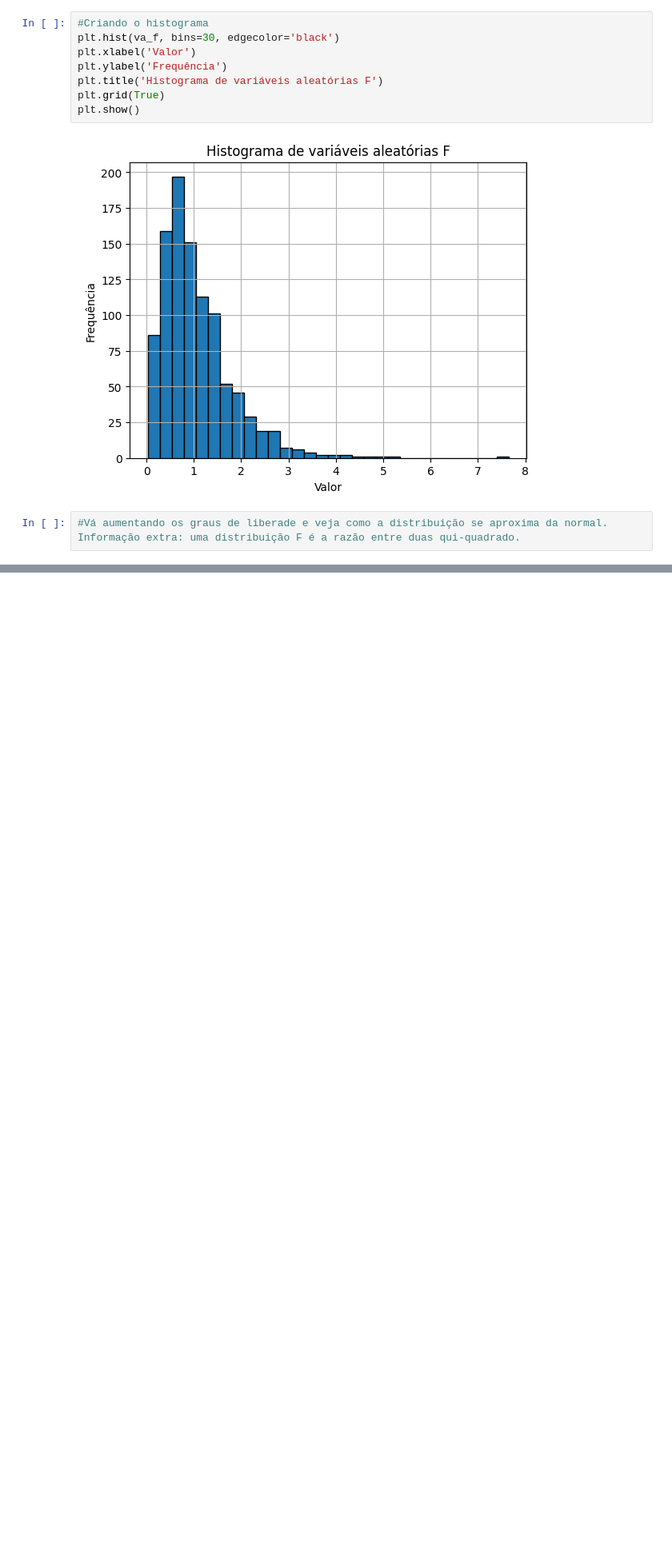
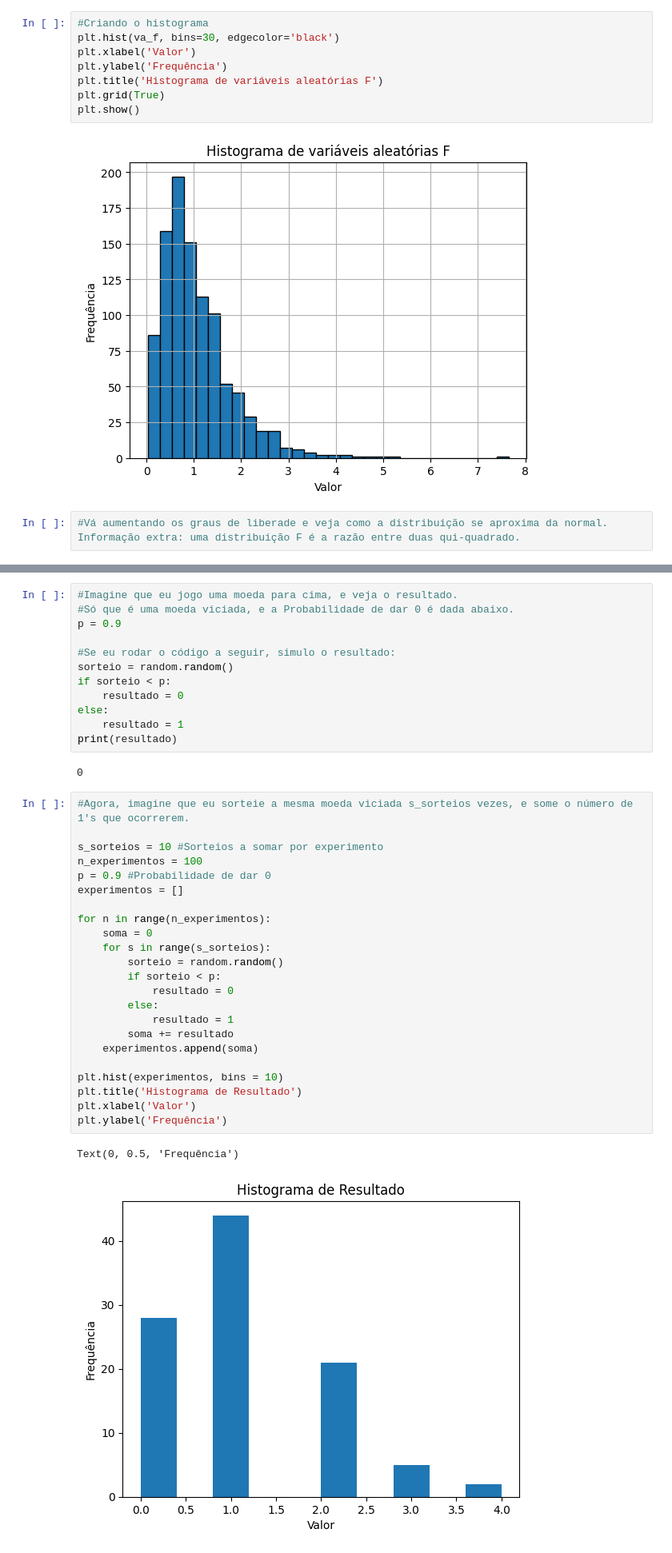
Before and after one commit to angelicabru/BRU, a Jupyter notebook: Pós Graduação Bruna/Material Módulo 2 - Estatística/Atividade Módulo 2/modulo 2_estatistica.ipynb, the cells around one changed output, grey strips where cells are left out. Shown: that part at 80% size. Drawn from its saved outputs; the diff is of its cells as text; blank space fills up the shorter version.

```diff
--- a/Pós Graduação Bruna/Material Módulo 2 - Estatística/Atividade Módulo 2/modulo 2_estatistica.ipynb
+++ b/Pós Graduação Bruna/Material Módulo 2 - Estatística/Atividade Módulo 2/modulo 2_estatistica.ipynb
@@ -311,0 +421,40 @@ O Teorema do Limite Central é um dos `print('sdfjsfdjsnfslkfns)` mais important
+# %%
+#Imagine que eu jogo uma moeda para cima, e veja o resultado.
+#Só que é uma moeda viciada, e a Probabilidade de dar 0 é dada abaixo.
+p = 0.9
+
+#Se eu rodar o código a seguir, simulo o resultado:
+sorteio = random.random()
+if sorteio < p:
+    resultado = 0
+else:
+    resultado = 1
+print(resultado)
+# %% [output]
+0
+# %%
+#Agora, imagine que eu sorteie a mesma moeda viciada s_sorteios vezes, e some o número de 1's que ocorrerem.
+
+s_sorteios = 10 #Sorteios a somar por experimento
+n_experimentos = 100
+p = 0.9 #Probabilidade de dar 0
+experimentos = []
+
+for n in range(n_experimentos):
+    soma = 0
+    for s in range(s_sorteios):
+        sorteio = random.random()
+        if sorteio < p:
+            resultado = 0
+        else:
+            resultado = 1
+        soma += resultado
+    experimentos.append(soma)
+
+plt.hist(experimentos, bins = 10)
+plt.title('Histograma de Resultado')
+plt.xlabel('Valor')
+plt.ylabel('Frequência')
+# %% [output]
+Text(0, 0.5, 'Frequência')
+[figure, added]
```
Also changed, not shown: parts of 20 cells of this notebook, 1 other file.
